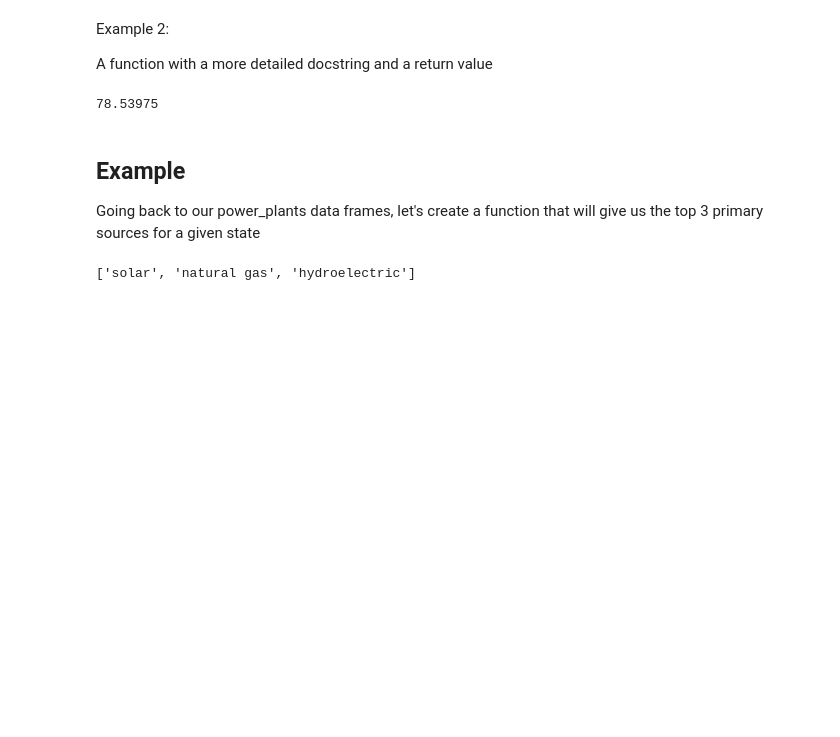
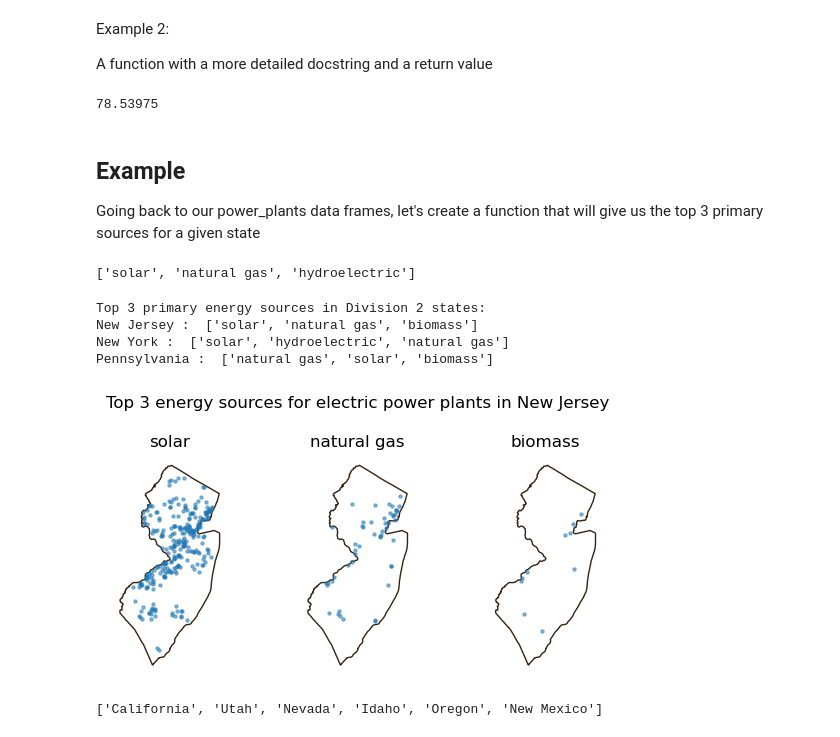
Before and after one commit to Aoverbye/eds220-2024-in-class, a Jupyter notebook: week5-csv-to-geodf.ipynb, the cells around one changed output. Saved outputs shown, nothing was run; the diff lists cells and outputs as text; code cells hidden in the pictures; blank space fills up the shorter version.

```diff
--- a/week5-csv-to-geodf.ipynb
+++ b/week5-csv-to-geodf.ipynb
@@ -535,3 +575,43 @@ def top3_sources(state):
 top3_sources('New York')
 # %% [output]
 ['solar', 'natural gas', 'hydroelectric']
+# %%
+print('Top 3 primary energy sources in Division 2 states:')
+for state in ['New Jersey', 'New York', 'Pennsylvania']:
+    print(state, ': ', top3_sources(state, power_plants))
+# %% [output]
+Top 3 primary energy sources in Division 2 states:
+New Jersey :  ['solar', 'natural gas', 'biomass']
+New York :  ['solar', 'hydroelectric', 'natural gas']
+Pennsylvania :  ['natural gas', 'solar', 'biomass']
+# %%
+def plot_3_energy_sources(state, sources, power_plants):
+
+    # Raise error if there are more than three sources
+    assert len(sources) == 3, 'sources must have three elements to produce the plot'
+
+    # Isolate the state boundary and power plants
+    boundary = states[states.name==state]
+    state_power_plants = power_plants[power_plants['state']==state]
+
+    # Create plot
+    fig, axes = plt.subplots(nrows=1, ncols=3, figsize=(6, 3))
+
+    for ax, source in zip(axes, sources):
+        boundary.plot(ax=ax,
+                      color='none',
+                      edgecolor='#362312')
+        subset = state_power_plants[state_power_plants['primsource'] == source]
+        subset.plot(ax=ax, markersize=5, alpha=0.5)
+        ax.set_title(source)
+        ax.axis('off')  # Remove axes for a cleaner look
+
+    plt.suptitle(f"Top 3 energy sources for electric power plants in {state}")
+    plt.tight_layout()
+    plt.show()
+# %%
+plot_3_energy_sources('New Jersey',
+                         top3_sources('New Jersey', power_plants),
+                         power_plants)
+# %% [output]
+[figure, added]
@@ -537,0 +623,4 @@ top3_sources('New York')
+# %%
+states_with_source('geothermal', power_plants)
+# %% [output]
+['California', 'Utah', 'Nevada', 'Idaho', 'Oregon', 'New Mexico']
```
Also changed, not shown: parts of 14 cells of this notebook, 3 other files.
